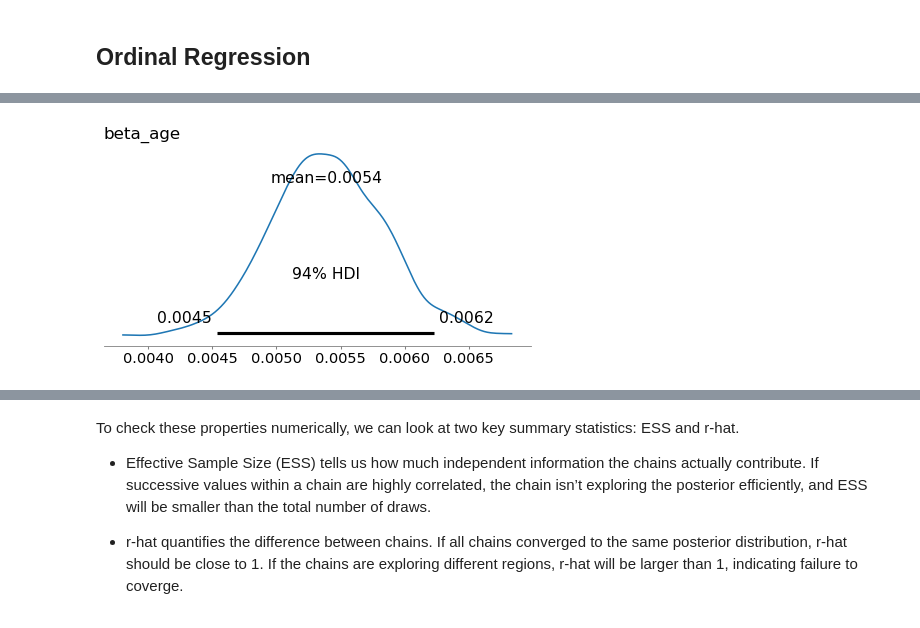
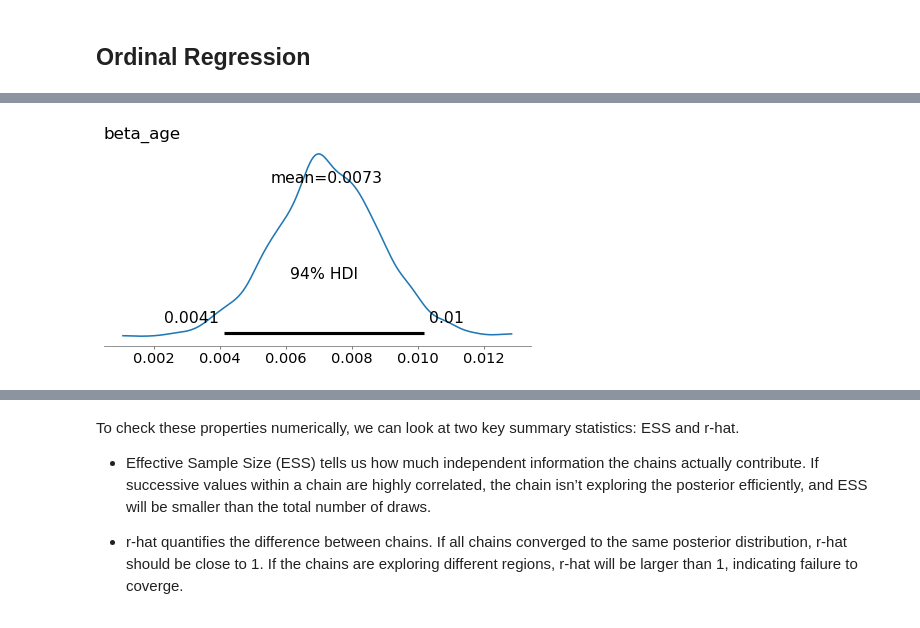
Before and after one commit to AllenDowney/SurveyDataPyMC, a Jupyter notebook: notebooks/03_ordinal_regression.ipynb, the cells around one changed output, grey strips where cells are left out. Drawn from its saved outputs; the diff is of its cells as text; code cells hidden in the pictures.

```diff
--- a/notebooks/03_ordinal_regression.ipynb
+++ b/notebooks/03_ordinal_regression.ipynb
@@ -299,0 +314,3 @@ Sampling 4 chains for 1_000 tune and 500 draw iterations (4_000 + 2_000 draws to
+# %%
+with ordinal_model_explicit:
+    idata_ordinal_explicit = pm.sample(500, var_names = ["cutpoints", "beta_age"])
@@ -305,8 +333,8 @@ decorate()
 [interactive output not drawn]
 # %%
-az.plot_posterior(idata, var_names=["beta_age"])
+az.plot_posterior(idata_ordinal_explicit, var_names=["beta_age"])
 decorate()
 # %% [output]
-[figure, old version]
+[figure, new version]
 [interactive output not drawn]
 # %%
```
Also changed, not shown: parts of 18 cells of this notebook.
